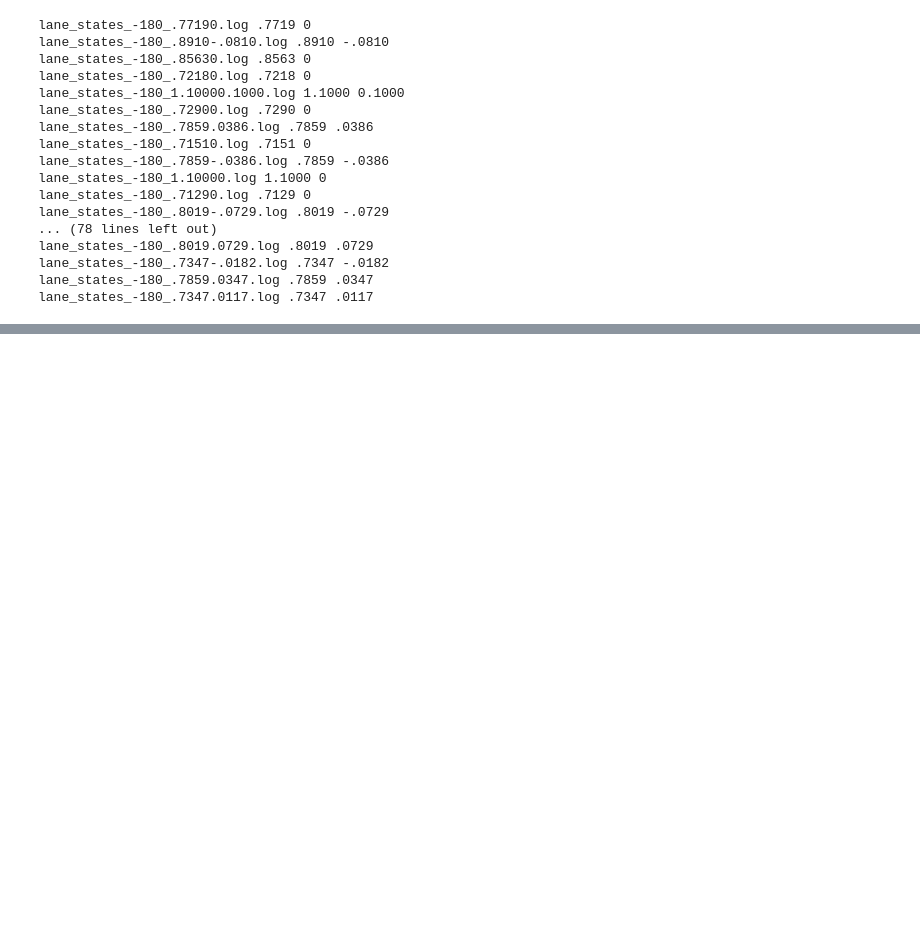
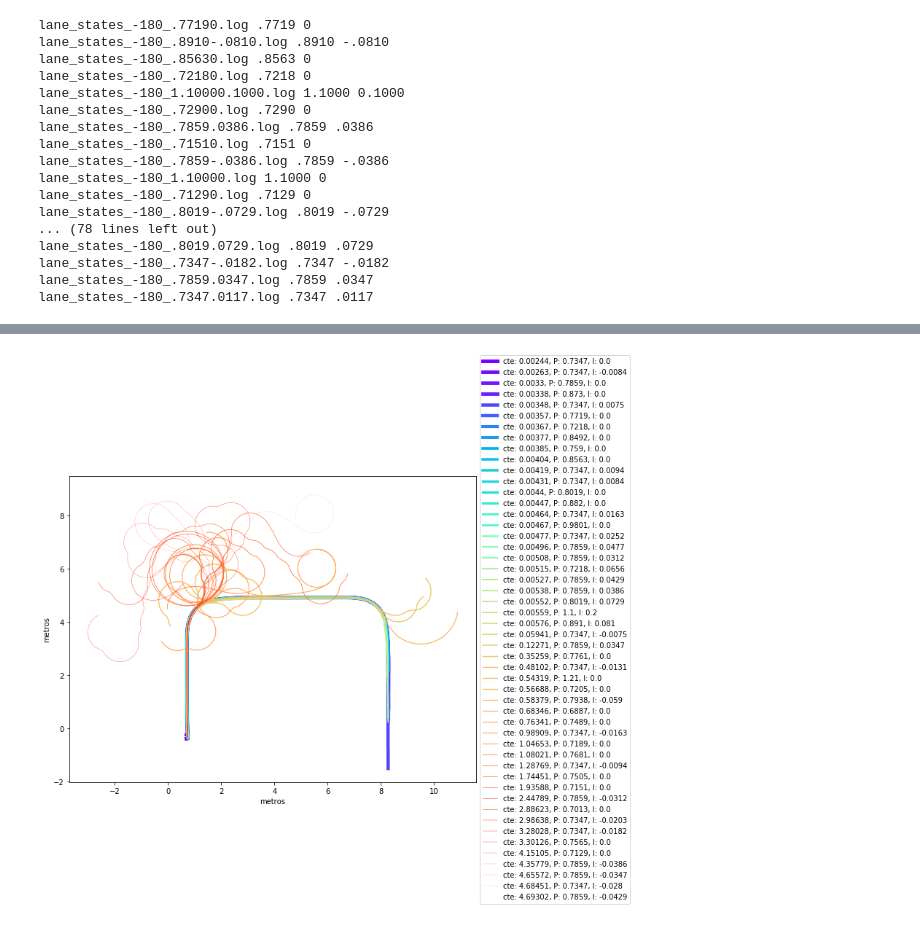
Before and after one commit to lgarciaos/AutoNOMOS, a Jupyter notebook: debug python/sintonizar ks.ipynb, the cells around one changed output, grey strips where cells are left out. Cells and saved outputs as stored; diff of their text form; code cells hidden in the pictures; blank space fills up the shorter version.

```diff
--- a/debug python/sintonizar ks.ipynb
+++ b/debug python/sintonizar ks.ipynb
@@ -3,6 +3,14 @@ import pandas as pd
 import matplotlib.pyplot as plt
 import numpy as np
 from os import walk
+from matplotlib.pyplot import cm
+
+def is_number(s):
+    try:
+        float(s)
+        return True
+    except ValueError:
+        return False
 # %%
 df = pd.read_csv('../src/tests/sintonizar ks/lane_states_-180_.78070.log', skiprows=1, sep='\t')
 # %%
@@ -15,4 +23,6 @@ df.head()
 | 3 | 15 | 0.01 | 0.01 | 0.01 | 0.01 | 0.01 | 0.01 | 0.01 | 0.01 | 0.01 | ... |
 | 4 | 15 | 0.01 | 0.01 | 0.01 | 0.01 | 0.01 | 0.01 | 0.01 | 0.01 | 0.01 | ... |
 5 rows × 169 columns
+# %%
+df = df[df.cte.map(is_number)]
 # %%
@@ -75,16 +87,18 @@ ax = plt.subplot(1,1,1)
 
 path = '../src/tests/sintonizar ks/'
 
-# f = []
+
+
+
+data = []
+
 for (dirpath, dirnames, filenames) in walk(path):
     for f in filenames:
         if '.log' in f:
-
             df = pd.read_csv(path + f, skiprows=1, sep='\t')
-
-            print(f, df['cte'].sum())
-
-            cte = df['cte'].apply(lambda x:np.power(x, 2)).mean()
+            df = df[df.cte.map(is_number)]
+            # print(f, df['cte'].map(float).sum())
+            cte = df['cte'].apply(lambda x:np.power(float(x), 2)).mean()
             width = 18 - cte
             porcentaje = (width/18)*1.5
 
@@ -95,42 +109,63 @@ for (dirpath, dirnames, filenames) in walk(path):
             p = ks[:split_index]
             i = ks[split_index:]
 
-            ax.plot(df['global_x'].values[inicio:fin] , \
-                     df['global_y'].values[inicio:fin] - 0.36, color='cyan', \
-                     linewidth=porcentaje, linestyle='-', \
-                     label="cte: {}, P: {}, I: {}".format(round(cte,5), float(p), float(i)))
+            if (cte < 5):
+
+                data.append([cte, p, i, porcentaje, df])
+    break
+
+def get_first_elem(iterable):
+    # print (iterable[0])
+    return iterable[0]
+
+# import cycler
+#ax.set_prop_cycle(cycler('color', ['c', 'm', 'y', 'k']) +
+#                  cycler('lw', [1, 2, 3, 4]))
 
 
+color=iter(cm.rainbow(np.linspace(0,1,len(data))))
+data_sorted = sorted(data, key=get_first_elem)
 
-    break
+size = np.linspace(0,5,len(data))
+size_decreasing = size[::-1]
 
+cte_prev = 0
+idx = 0
+for l in data_sorted:
+    #color='cyan', \
+    c = next(color)
 
-
-
+    if (round(l[0],4) != round(cte_prev,4)):
+        ax.plot(l[4]['global_x'].values[inicio:fin] , \
+                     l[4]['global_y'].values[inicio:fin] - 0.36, \
+                     linewidth=size_decreasing[idx], linestyle='-', c=c, \
+                     label="cte: {}, P: {}, I: {}".format(round(l[0],5), float(l[1]), float(l[2])))
+    cte_prev = l[0]
+    idx += 1
 
 ax.set_aspect('equal')
 
 ax.set_xlabel('metros')
 ax.set_ylabel('metros')
 
-handles, labels = ax.get_legend_handles_labels()
-
-
-def get_second_elem(iterable):
-    return float(iterable[1][5:iterable[1].find(',')])
+#handles, labels = ax.get_legend_handles_labels()
+#def get_second_elem(iterable):
+#    return float(iterable[1][5:iterable[1].find(',')])
 
 # or sort them by labels
-import operator
-hl = sorted(zip(handles, labels),
-            key=get_second_elem)
-handles2, labels2 = zip(*hl)
+#import operator
+#hl = sorted(zip(handles, labels),
+#            key=get_second_elem)
+#handles2, labels2 = zip(*hl)
 
-ax.legend(handles2, labels2, loc='center left', bbox_to_anchor=(1, 0.5))
+#ax.legend(handles2, labels2, loc='center left', bbox_to_anchor=(1, 0.5))
+ax.legend(loc='center left', bbox_to_anchor=(1, 0.5))
 
 # a la derecha
 # plt.legend(loc='center left', bbox_to_anchor=(1, 0.5))
 # legend at bottom
 # plt.legend(loc='upper center', bbox_to_anchor=(0.5, -0.05),
 #           fancybox=True, shadow=True, ncol=5)
+
 plt.show()
 # %% [output]
@@ -154,0 +172 @@ TypeError: ufunc 'power' not supported for the input types, and the inputs could
+[figure, added]
```
Also changed, not shown: parts of 2 cells of this notebook, 19 other files.
